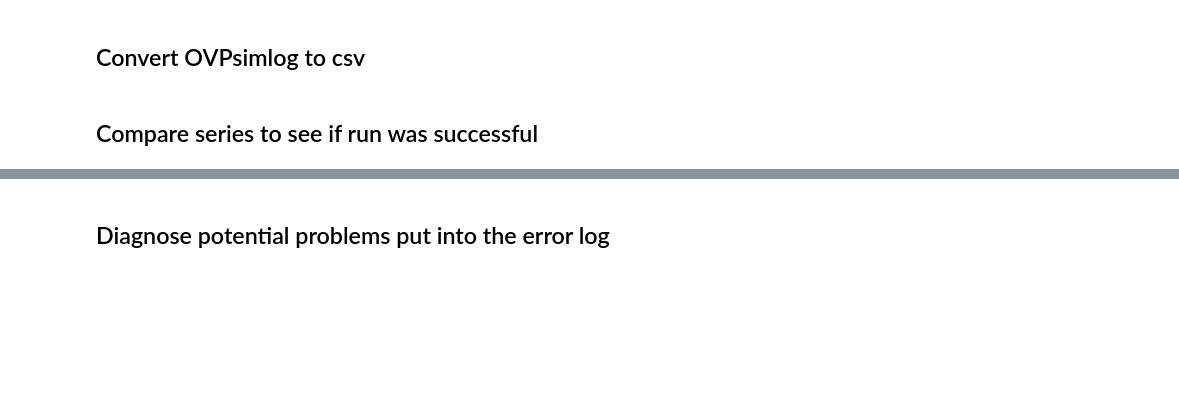
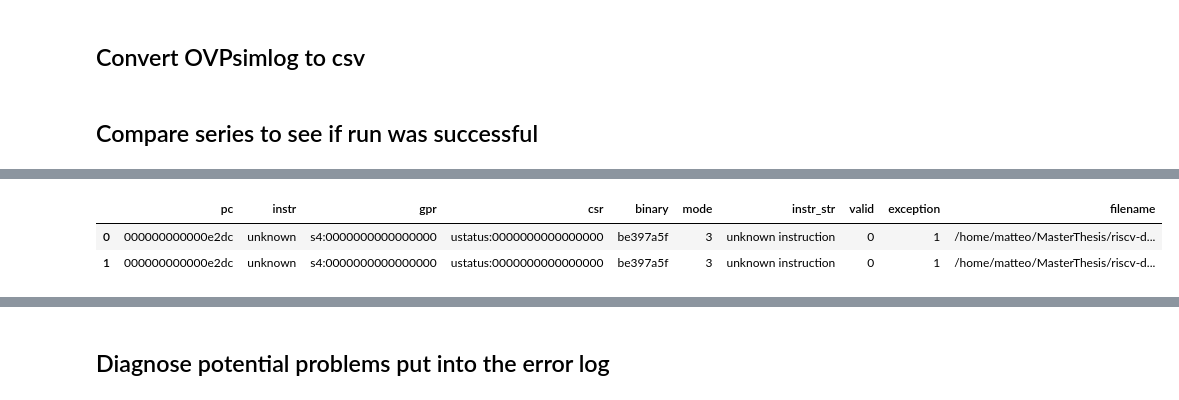
Before and after one commit to TheSaltyLiquorice/MasterThesisNoelV, a Jupyter notebook: scripts/Parse script.ipynb, the cells around one changed output, grey strips where cells are left out. Drawn from its saved outputs; the diff is of its cells as text; code cells hidden in the pictures; blank space fills up the shorter version.

```diff
--- a/scripts/Parse script.ipynb
+++ b/scripts/Parse script.ipynb
@@ -365,0 +603,7 @@ for _ in tqdm(range(1)):
+# %%
+#rtl_log[((rtl_log['instr'] == "unknown") & (rtl_log['valid'] == 0) & (rtl_log.shift(1)['valid'] == 0))]
+rtl_log
+# %% [output]
+|  | pc | instr | gpr | csr | binary | mode | instr_str | valid | exception | filename |
+| 0 | 000000000000e2dc | unknown | s4:0000000000000000 | ustatus:0000000000000000 | be397a5f | 3 | unknown instruction | 0 | 1 | /home/matteo/MasterThesis/riscv-d... |
+| 1 | 000000000000e2dc | unknown | s4:0000000000000000 | ustatus:0000000000000000 | be397a5f | 3 | unknown instruction | 0 | 1 | /home/matteo/MasterThesis/riscv-d... |
```
Also changed, not shown: parts of 11 cells of this notebook, 2 other files.
